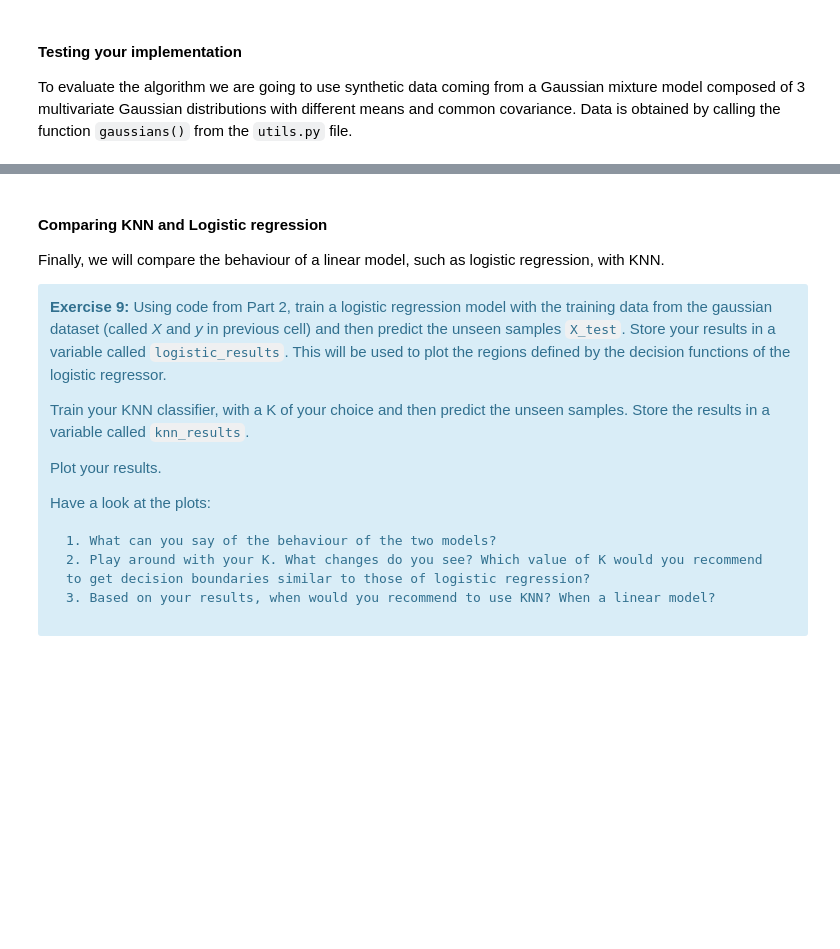
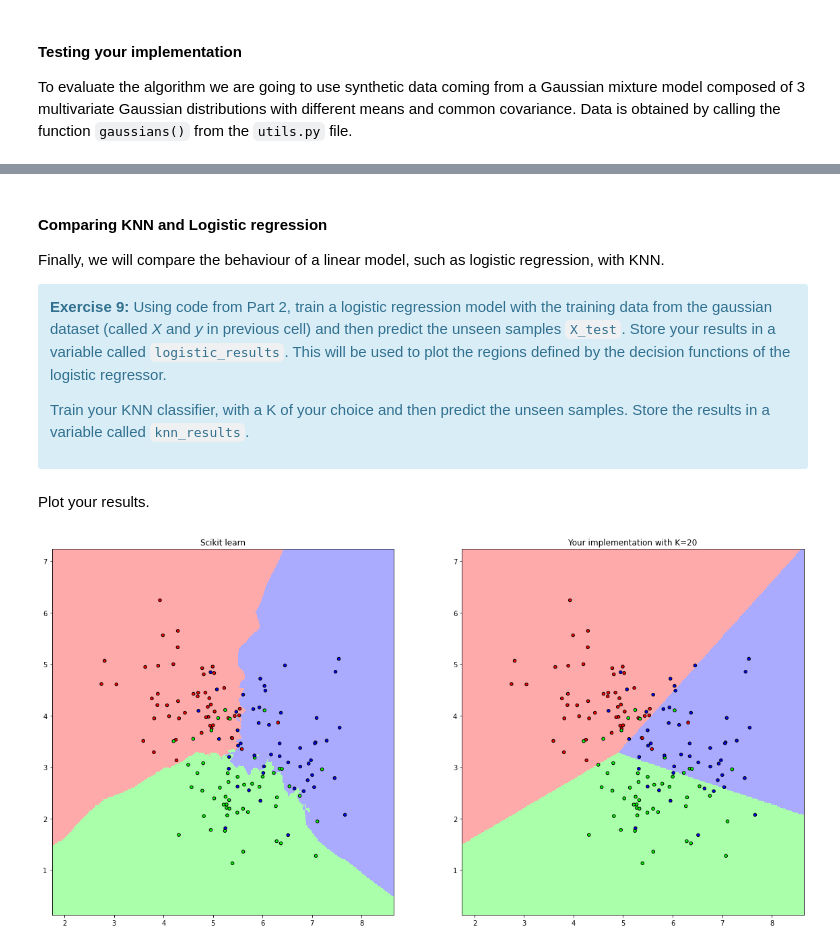
Before and after one commit to mspronesti/eurecom-machine-learning, a Jupyter notebook: labs/lab1/lab1_linear_models.ipynb, the cells around one changed output, grey strips where cells are left out. Drawn from its saved outputs; the diff is of its cells as text; code cells hidden in the pictures; blank space fills up the shorter version.

Commit message:
feat: added knn implementation, answered questions.

```diff
--- a/labs/lab1/lab1_linear_models.ipynb
+++ b/labs/lab1/lab1_linear_models.ipynb
@@ -1064,9 +1089,18 @@ class KNN:
         '''
 
         ######### YOUR CODE HERE - do not delete this line ################
+        y_hat = np.zeros(y.shape)
+        y_list = []
+        for x_n in X_new:
+            dist = []
+            for x in X:
+                dist.append(np.linalg.norm(x-x_n))
+            argmin = np.argpartition(dist,self.k)[:self.k]
+            votes = y[argmin].astype(np.int64)
+            counts = np.bincount(votes)
+            y_list.append(np.argmax(counts))
 
-
-
+        y_hat = np.array(y_list)
         ######## END OF YOUR CODE HERE - do not delete this line ##########
 
 
@@ -1136,12 +1170,25 @@ Finally, we will compare the behaviour of a linear model, such as logistic regre
 **Exercise 9:** Using code from Part 2, train a logistic regression model with the training data from the gaussian dataset (called *X* and *y* in previous cell) and then predict the unseen samples <code>X_test</code>. Store your results in a variable called <code>logistic_results</code>. This will be used to plot the regions defined by the decision functions of the logistic regressor.
 
 Train your KNN classifier, with a K of your choice and then predict the unseen samples. Store the results in a variable called <code>knn_results</code>.
-
-Plot your results.
-
-Have a look at the plots:
-
-    1. What can you say of the behaviour of the two models?
-    2. Play around with your K. What changes do you see? Which value of K would you recommend to get decision boundaries similar to those of logistic regression?
-    3. Based on your results, when would you recommend to use KNN? When a linear model?
 </div>
+# %%
+LR_model = LogisticRegression(solver='liblinear', max_iter=200, multi_class='auto')
+LR_model.fit(X, y)
+y_pred_LR = LR_model.predict(X_test)
+y_pred_LR = y_pred_LR.reshape(xx.shape)
+
+# Your KNN implementation
+# Parameter K defining the KNN algorithm
+K=20
+# Create a model for the KNN with inputs the ones from the gaussians and test the model using the grid of testing points
+knn_model_yours = KNN(K)
+knn_model_yours.train(X, y)
+y_pred_KNN = knn_model_yours.predict(X_test)
+# Put the result into a color plot
+y_pred_KNN = y_pred_KNN.reshape(xx.shape)
+# %% [markdown]
+Plot your results.
+# %%
+utils.comparing_plots(xx,yy, X, y, y_pred_KNN, y_pred_LR, "Scikit learn", "Your implementation with K=" + str(K))
+# %% [output]
+[figure, added]
```
Also changed, not shown: parts of 14 cells of this notebook.
